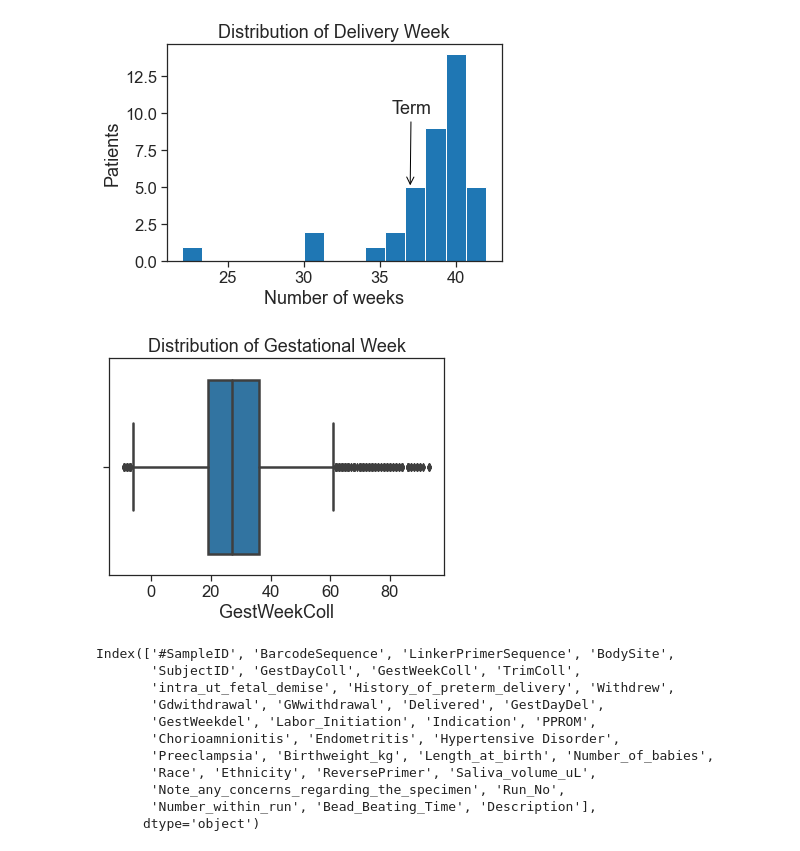
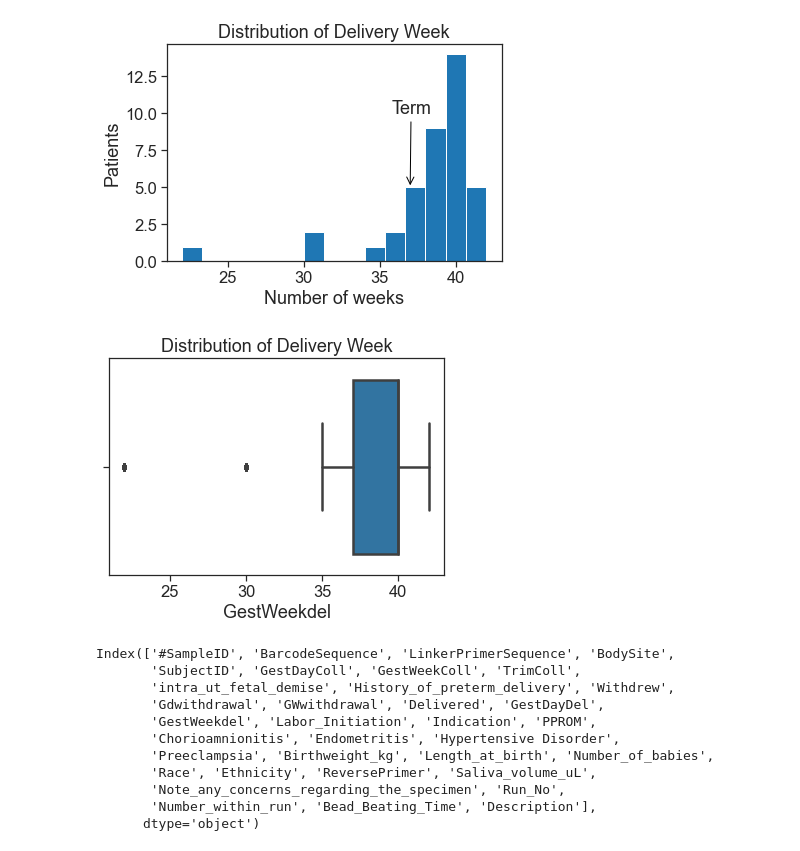
Before and after one commit to annabelng/microbiome, a Jupyter notebook: Preprocessing.ipynb, the cells around one changed output. Drawn from its saved outputs; the diff is of its cells as text; code cells hidden in the pictures.

```diff
--- a/Preprocessing.ipynb
+++ b/Preprocessing.ipynb
@@ -251,11 +251,11 @@ plt.savefig(basedir + '/figures/deliveryhist.png',bbox_inches = 'tight')
 # %% [output]
 [figure]
 # %%
-sns.boxplot(fulldata['GestWeekColl'])
-plt.title("Distribution of Gestational Week")
-plt.savefig(basedir + '/figures/gestweekcollbox.png',bbox_inches = 'tight')
+sns.boxplot(fulldata['GestWeekdel'])
+plt.title("Distribution of Delivery Week")
+plt.savefig(basedir + '/figures/gestweekdelbox.png',bbox_inches = 'tight')
 # %% [output]
-[figure, old version]
+[figure, new version]
 # %%
 patients_assay.columns
 # %% [output]
```
Also changed, not shown: parts of 1 cell of this notebook, 1 other file.
